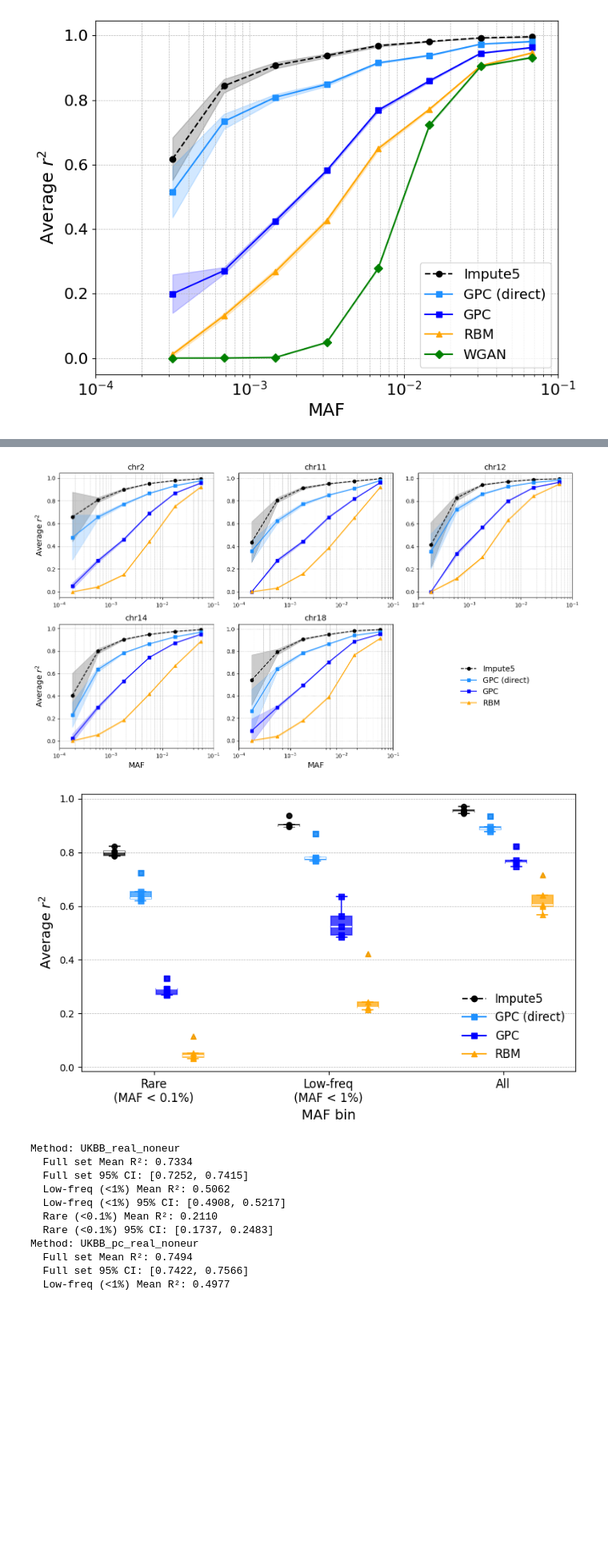
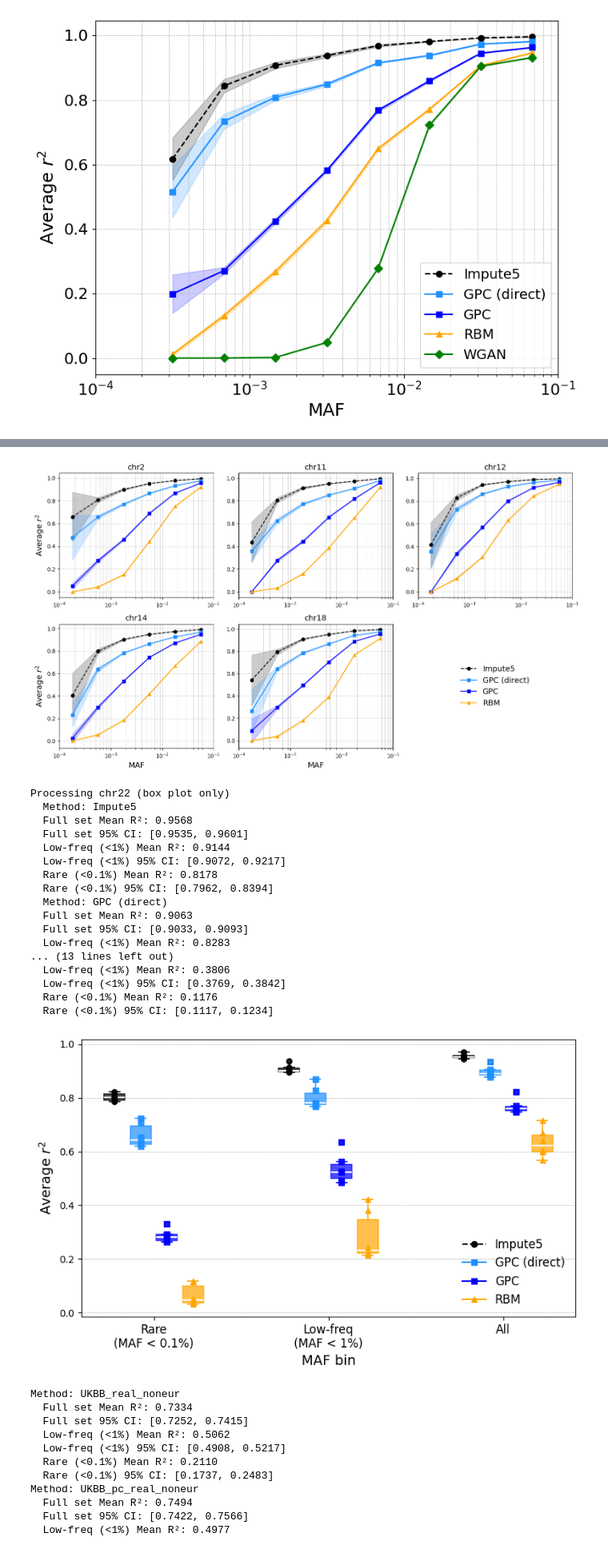
Before and after one commit to prateekanand2/genetic_pc, a Jupyter notebook: plots/impute/plot.ipynb, the cells around one changed output, grey strips where cells are left out. Shown at 80% size. Cells and saved outputs as stored; diff of their text form; code cells hidden in the pictures; blank space fills up the shorter version.

```diff
--- a/plots/impute/plot.ipynb
+++ b/plots/impute/plot.ipynb
@@ -505,6 +505,7 @@ import os
 
 # --- Chromosomes ---
 chroms = [2, 11, 12, 14, 18]
+chroms_box_only = [22]
 
 # --- Methods ---
 methods = ['real', 'pc', 'hclt', 'rbm']
@@ -676,6 +677,35 @@ plt.savefig(
 )
 plt.show()
 
+# --- Accumulate box-plot-only chromosomes ---
+for chrnum in chroms_box_only:
+    print(f"\nProcessing chr{chrnum} (box plot only)")
+    for method in methods:
+        filename = f"results/r2/UKBB_{method}_chr{chrnum}_8020_bootstraps.csv"
+        if not os.path.exists(filename):
+            print(f"Skipping missing file: {filename}")
+            continue
+
+        df = pd.read_csv(filename)
+        df = df[df['MAF'] > 0].copy()
+
+        r2_cols = [c for c in df.columns if c.startswith("R2")]
+        df[r2_cols] = df[r2_cols].fillna(0)
+        boot_cols = [c for c in df.columns if c.startswith("R2_boot_")]
+
+        print(f"  Method: {method_labels[method]}")
+        summarize_bootstrap(df, boot_cols, "Full set")
+        summarize_bootstrap(df[df['MAF'] < 0.01], boot_cols, "Low-freq (<1%)")
+        summarize_bootstrap(df[df['MAF'] < 0.001], boot_cols, "Rare (<0.1%)")
+
+        for b, filt in enumerate(box_bin_filters):
+            in_bin = filt(df['MAF'].values)
+            if not np.any(in_bin):
+                continue
+            boot_values = df.loc[in_bin, boot_cols].values
+            bin_means = np.nanmean(boot_values, axis=0)
+            all_means[method][b].append(np.mean(bin_means))
+
 # --- Grouped box plot aggregated across chromosomes ---
 fig2, ax2 = plt.subplots(figsize=(8, 5))
 
@@ -746,34 +776,51 @@ ax2.set_xlabel("MAF bin", fontsize=14)
 ax2.set_ylabel(r'Average $r^2$', fontsize=14)
 ax2.grid(True, axis='y', linestyle='--', linewidth=0.5)
 ax2.legend(frameon=False, fontsize=12)
 
 plt.tight_layout()
 plt.savefig(
     "results/plots/UKBB_8020_bootstrap_boxplot_aggregated.pdf",
     dpi=300,
     bbox_inches='tight'
 )
 plt.show()
 # %% [output]
 Processing chr2
   Method: Impute5
   Full set Mean R²: 0.9487
   Full set 95% CI: [0.9453, 0.9521]
   Low-freq (<1%) Mean R²: 0.8939
   Low-freq (<1%) 95% CI: [0.8861, 0.9018]
   Rare (<0.1%) Mean R²: 0.8046
   Rare (<0.1%) 95% CI: [0.7821, 0.8272]
   Method: GPC (direct)
   Full set Mean R²: 0.8844
   Full set 95% CI: [0.8818, 0.8870]
   Low-freq (<1%) Mean R²: 0.7740
 ... (133 lines left out)
   Low-freq (<1%) Mean R²: 0.2216
   Low-freq (<1%) 95% CI: [0.2184, 0.2248]
   Rare (<0.1%) Mean R²: 0.0366
   Rare (<0.1%) 95% CI: [0.0293, 0.0439]
 [figure]
+Processing chr22 (box plot only)
+  Method: Impute5
+  Full set Mean R²: 0.9568
+  Full set 95% CI: [0.9535, 0.9601]
+  Low-freq (<1%) Mean R²: 0.9144
+  Low-freq (<1%) 95% CI: [0.9072, 0.9217]
+  Rare (<0.1%) Mean R²: 0.8178
+  Rare (<0.1%) 95% CI: [0.7962, 0.8394]
+  Method: GPC (direct)
+  Full set Mean R²: 0.9063
+  Full set 95% CI: [0.9033, 0.9093]
+  Low-freq (<1%) Mean R²: 0.8283
+... (13 lines left out)
+  Low-freq (<1%) Mean R²: 0.3806
+  Low-freq (<1%) 95% CI: [0.3769, 0.3842]
+  Rare (<0.1%) Mean R²: 0.1176
+  Rare (<0.1%) 95% CI: [0.1117, 0.1234]
-[figure, old version]
+[figure, new version]
 # %%
 import numpy as np
 import pandas as pd
```
Also changed, not shown: 14 other files.
